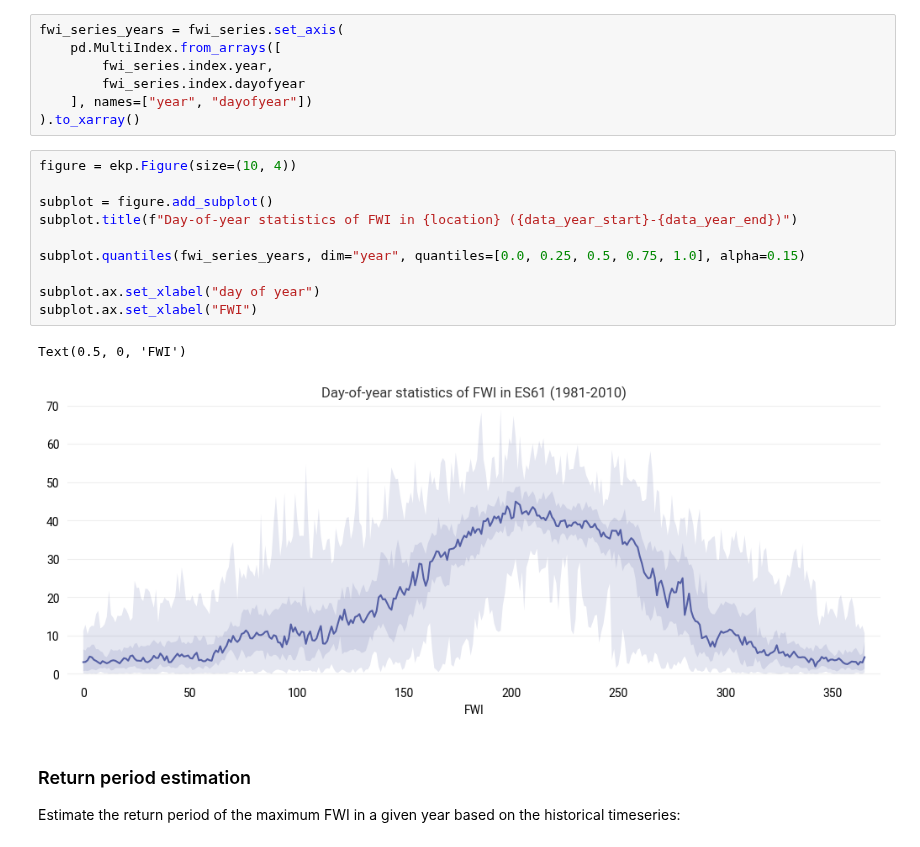
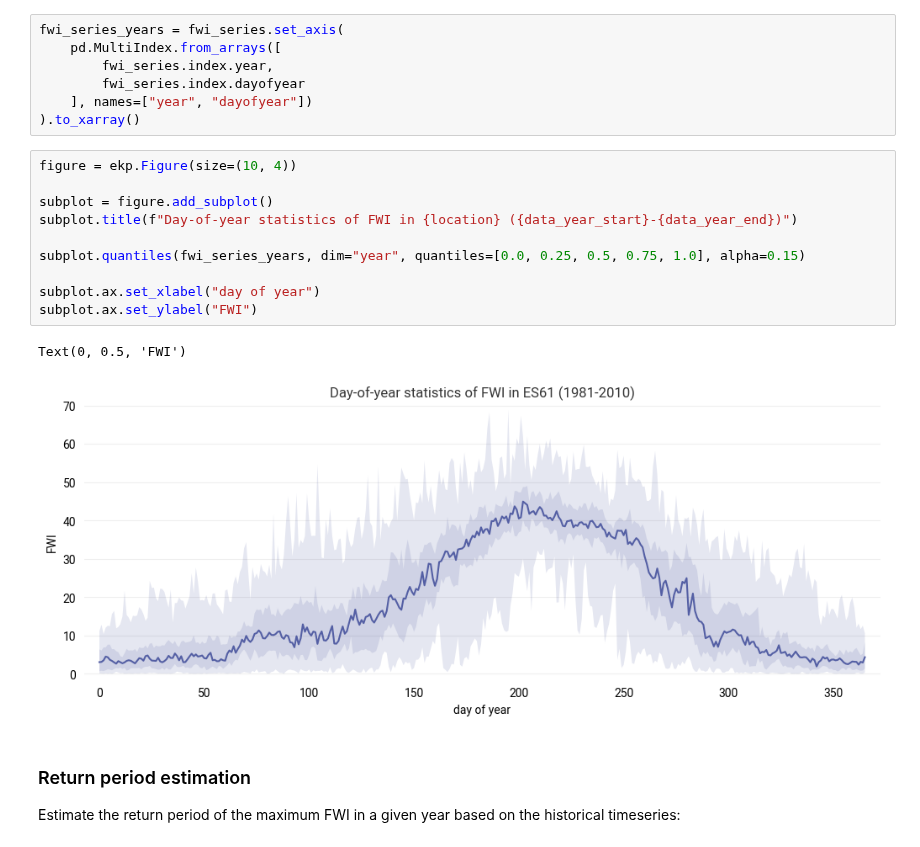
Before and after one commit to CLIMAAX/FIRE, a Jupyter notebook: 03_wildfire_response/hazard_assessment_historical.ipynb, the cells around one changed output. Saved outputs shown, nothing was run; the diff lists cells and outputs as text.

Commit message:
Fix plot labels

```diff
--- a/03_wildfire_response/hazard_assessment_historical.ipynb
+++ b/03_wildfire_response/hazard_assessment_historical.ipynb
@@ -291,16 +291,16 @@ fwi_series_years = fwi_series.set_axis(
 # %%
 figure = ekp.Figure(size=(10, 4))
 
 subplot = figure.add_subplot()
 subplot.title(f"Day-of-year statistics of FWI in {location} ({data_year_start}-{data_year_end})")
 
 subplot.quantiles(fwi_series_years, dim="year", quantiles=[0.0, 0.25, 0.5, 0.75, 1.0], alpha=0.15)
 
 subplot.ax.set_xlabel("day of year")
-subplot.ax.set_xlabel("FWI")
+subplot.ax.set_ylabel("FWI")
 # %% [output]
-Text(0.5, 0, 'FWI')
+Text(0, 0.5, 'FWI')
-[figure, old version]
+[figure, new version]
 # %% [markdown]
 ### Return period estimation
 
```
